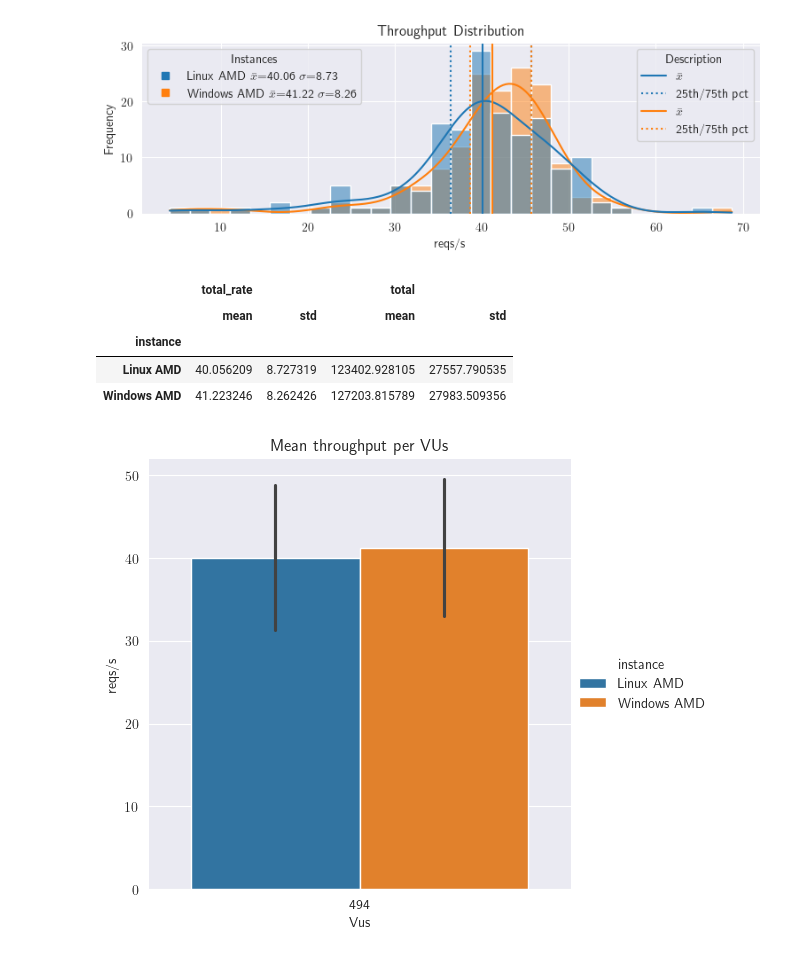
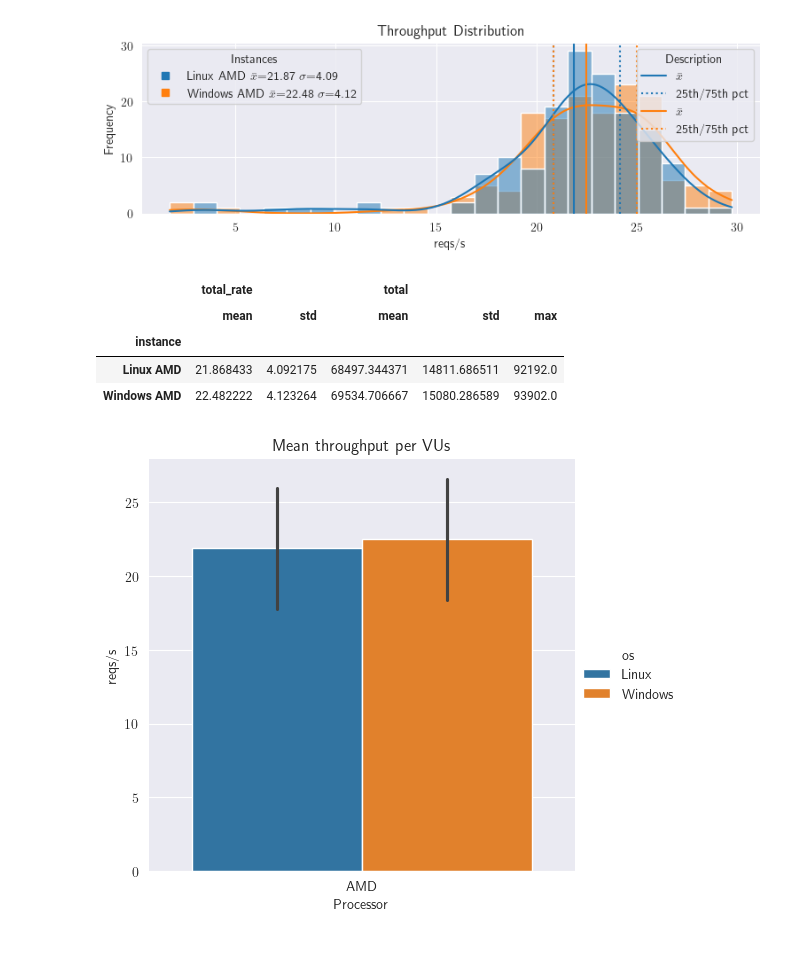
Before and after one commit to epicor-yasuomaidana/metrics-analysis, a Jupyter notebook: Quick Comparison.ipynb, the cells around one changed output. Cells and saved outputs as stored; diff of their text form; code cells hidden in the pictures.

```diff
--- a/Quick Comparison.ipynb
+++ b/Quick Comparison.ipynb
@@ -10,16 +10,16 @@ import pandas as pd
 import numpy as np
 import seaborn as sns
 # %%
-from_ts = "2025-08-22 12:50:00"  # Example timestamp
-to_ts = "2025-08-22 14:20:00"  # Example timestamp
+from_ts = "2025-08-21 13:36:30"  # Example timestamp
+to_ts = "2025-08-21 14:58:30"  # Example timestamp
 var_scenario = "ARInvoiceTracker"
 resource_groups = "rgQAToolsSaaSAKSResources-EastUS"
 names_space = "perflamd1"
 vus = 494
 l1 = GrafanaUrlInputs(from_ts, to_ts, names_space, "l1", vus, var_scenario, resource_groups)
 
-from_ts = "2025-08-22 15:10:00"  # Example timestamp
-to_ts = "2025-08-22 16:40:00"  # Example timestamp
+from_ts = "2025-08-21 18:00:00"  # Example timestamp
+to_ts = "2025-08-22 19:15:00"  # Example timestamp
 var_scenario = "ARInvoiceTracker"
 resource_groups = "rgQAToolsSaaSAKSResources-EastUS"
 names_space = "perfwamd2"
@@ -248,25 +248,28 @@ plt.xlabel(r"reqs/s")
 plt.ylabel("Frequency")
 plt.show()
 # %% [output]
-[figure, old version]
+[figure, new version]
 # %%
-framed.groupby("instance").agg({"total_rate": ['mean', 'std'], "total": ['mean', 'std']})
+framed.groupby("instance").agg({"total_rate": ['mean', 'std'], "total": ['mean', 'std',"max"]})
 # %% [output]
-|  | total_rate |  | total |  |
-|  | mean | std | mean | std |
-| instance |  |  |  |  |
-| Linux AMD | 40.056209 | 8.727319 | 123402.928105 | 27557.790535 |
-| Windows AMD | 41.223246 | 8.262426 | 127203.815789 | 27983.509356 |
+|  | total_rate |  | total |  |  |
+|  | mean | std | mean | std | max |
+| instance |  |  |  |  |  |
+| Linux AMD | 21.868433 | 4.092175 | 68497.344371 | 14811.686511 | 92192.0 |
+| Windows AMD | 22.482222 | 4.123264 | 69534.706667 | 15080.286589 | 93902.0 |
 # %%
+instances = framed["os"].unique()
+palette = dict(zip(instances, sns.color_palette("tab10", len(instances))))
+
 g = sns.catplot(
     data=framed.reset_index(), kind="bar",
-    x="vus", y="total_rate", hue="instance",
+    x="processor", y="total_rate", hue="os", row="vus",
     errorbar="sd", palette=palette
 )
 g.despine(left=True)
-g.set_axis_labels("Vus", "reqs/s")
+g.set_axis_labels("Processor", "reqs/s")
 # g.legend.set_title("Instances throughput")
 plt.title("Mean throughput per VUs")
 plt.show()
 # %% [output]
-[figure, old version]
+[figure, new version]
```
Also changed, not shown: parts of 8 cells of this notebook.
